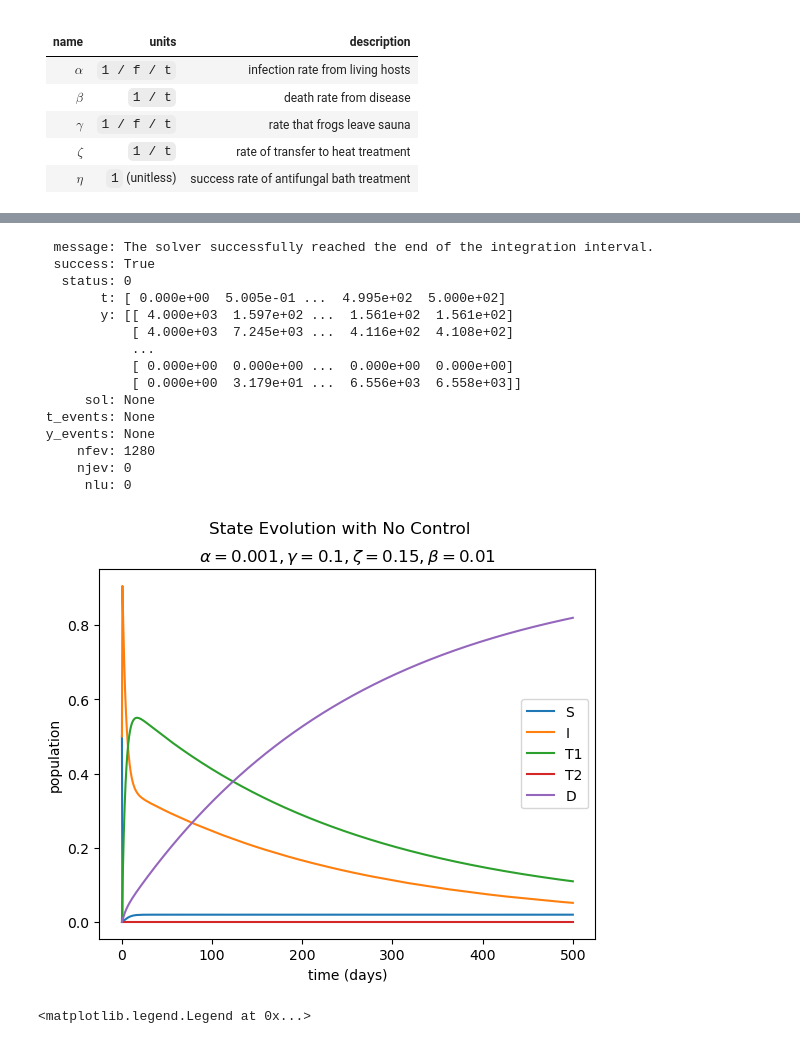
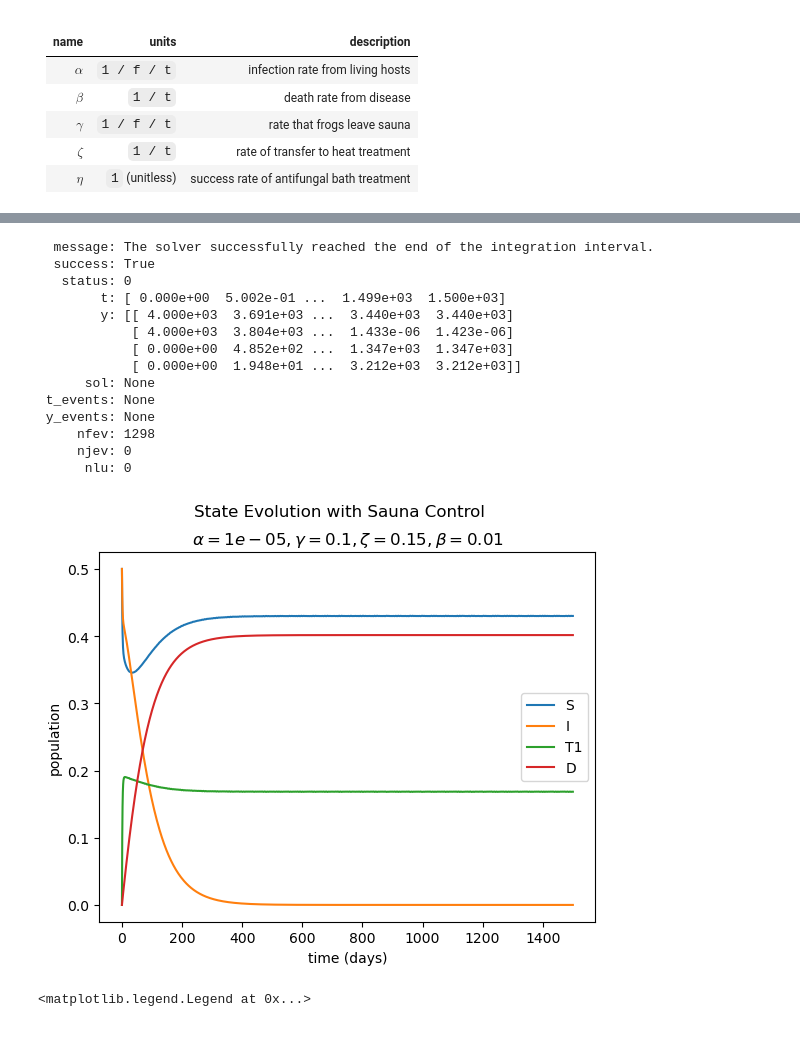
Before and after one commit to ACME-Vol4-Project1/save-axolotls-control, a Jupyter notebook: test_model.ipynb, the cells around one changed output, grey strips where cells are left out. Saved outputs shown, nothing was run; the diff lists cells and outputs as text; code cells hidden in the pictures.

```diff
--- a/test_model.ipynb
+++ b/test_model.ipynb
@@ -98,17 +95,17 @@ plt.legend()
 # %%
 # $10 / day in Frog Sauna, autonomous evolution
 
-tsteps = 1000
+tsteps = 3000
 
 # params
-y_init = np.array([4000, 4000, 0, 0, 0]) # 4k for y_init susceptible and infected
-alpha, gamma, zeta, beta = .001, 0.1, 0.15, 0.01 # central time average parameter estimates
-K, eta, xi = lambda u1: 365 * u1 / 2, lambda u2: 1, lambda u2, I: u2 / I / 100 # control functions
+y_init = np.array([4000, 4000, 0, 0]) # 4k for y_init susceptible and infected
+alpha, gamma, zeta, beta = .00001, 0.1, 0.15, 0.01 # central time average parameter estimates
+K, eta, xi = lambda u1: 365 * u1 / 2, lambda u2: 1, lambda u2, I: u2 / (I + 50) / 100 # control functions
 control1 = 10, 0 # we have some frog hotels
 control2 = K, eta, xi # other parameters
 
 # solve for tf days
-t0, tf = 0, 500
+t0, tf = 0, 1500
 sol = solve_ivp(
     m.model_equation,
     t_span=[t0, tf],
@@ -123,47 +120,45 @@ display(sol)
 plt.plot(sol.t, sol.y[0] / np.sum(y_init), label='S')
 plt.plot(sol.t, sol.y[1] / np.sum(y_init), label="I")
 plt.plot(sol.t, sol.y[2] / np.sum(y_init), label="T1")
-plt.plot(sol.t, sol.y[3] / np.sum(y_init), label="T2")
-plt.plot(sol.t, sol.y[4] / np.sum(y_init), label="D")
+plt.plot(sol.t, sol.y[3] / np.sum(y_init), label="D")
 
 # label the graph
-plt.suptitle(fr"State Evolution with No Control")
+plt.suptitle(fr"State Evolution with Sauna Control")
 plt.title(fr"$\alpha = {alpha}, \gamma = {gamma}, \zeta = {zeta}, \beta = {beta}$")
 plt.xlabel("time (days)")
 plt.ylabel("population")
 plt.legend()
 
 plt.show()
 
 # log log
 
 plt.semilogy(sol.t, sol.y[0] / np.sum(y_init), label='S')
 plt.semilogy(sol.t, sol.y[1] / np.sum(y_init), label="I")
 plt.semilogy(sol.t, sol.y[2] / np.sum(y_init), label="T1")
-plt.semilogy(sol.t, sol.y[3] / np.sum(y_init), label="T2")
-plt.semilogy(sol.t, sol.y[4] / np.sum(y_init), label="D")
+# plt.semilogy(sol.t, sol.y[3] / np.sum(y_init), label="T2")
+plt.semilogy(sol.t, sol.y[3] / np.sum(y_init), label="D")
 
 # label the graph
-plt.suptitle(fr"State Evolution with No Control")
+plt.suptitle(fr"State Evolution with Sauna Control")
 plt.title(fr"$\alpha = {alpha}, \gamma = {gamma}, \zeta = {zeta}, \beta = {beta}$")
 plt.xlabel("time (days)")
 plt.ylabel("population")
 plt.legend()
 # %% [output]
   message: The solver successfully reached the end of the integration interval.
   success: True
    status: 0
-        t: [ 0.000e+00  5.005e-01 ...  4.995e+02  5.000e+02]
-        y: [[ 4.000e+03  1.597e+02 ...  1.561e+02  1.561e+02]
-            [ 4.000e+03  7.245e+03 ...  4.116e+02  4.108e+02]
-            ...
-            [ 0.000e+00  0.000e+00 ...  0.000e+00  0.000e+00]
-            [ 0.000e+00  3.179e+01 ...  6.556e+03  6.558e+03]]
+        t: [ 0.000e+00  5.002e-01 ...  1.499e+03  1.500e+03]
+        y: [[ 4.000e+03  3.691e+03 ...  3.440e+03  3.440e+03]
+            [ 4.000e+03  3.804e+03 ...  1.433e-06  1.423e-06]
+            [ 0.000e+00  4.852e+02 ...  1.347e+03  1.347e+03]
+            [ 0.000e+00  1.948e+01 ...  3.212e+03  3.212e+03]]
       sol: None
  t_events: None
  y_events: None
-     nfev: 1280
+     nfev: 1298
      njev: 0
       nlu: 0
-[figure, old version]
+[figure, new version]
 <matplotlib.legend.Legend at 0x...>
```
Also changed, not shown: parts of 4 cells of this notebook, 2 other files.
